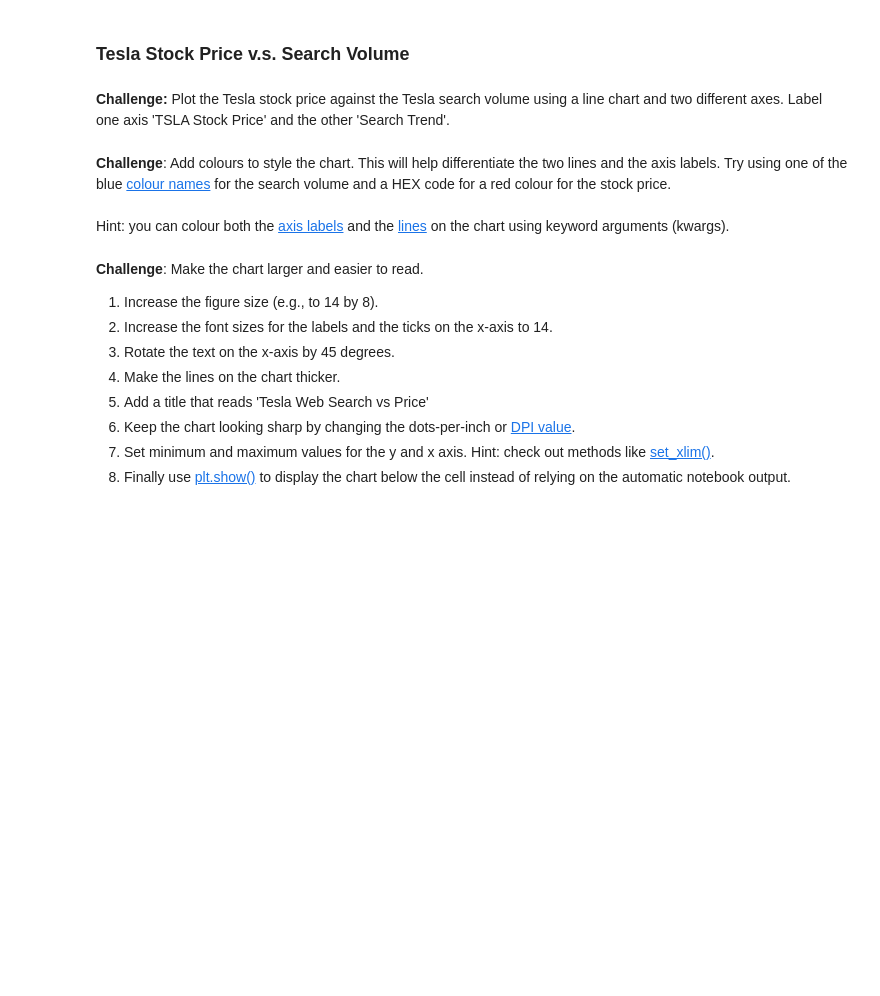
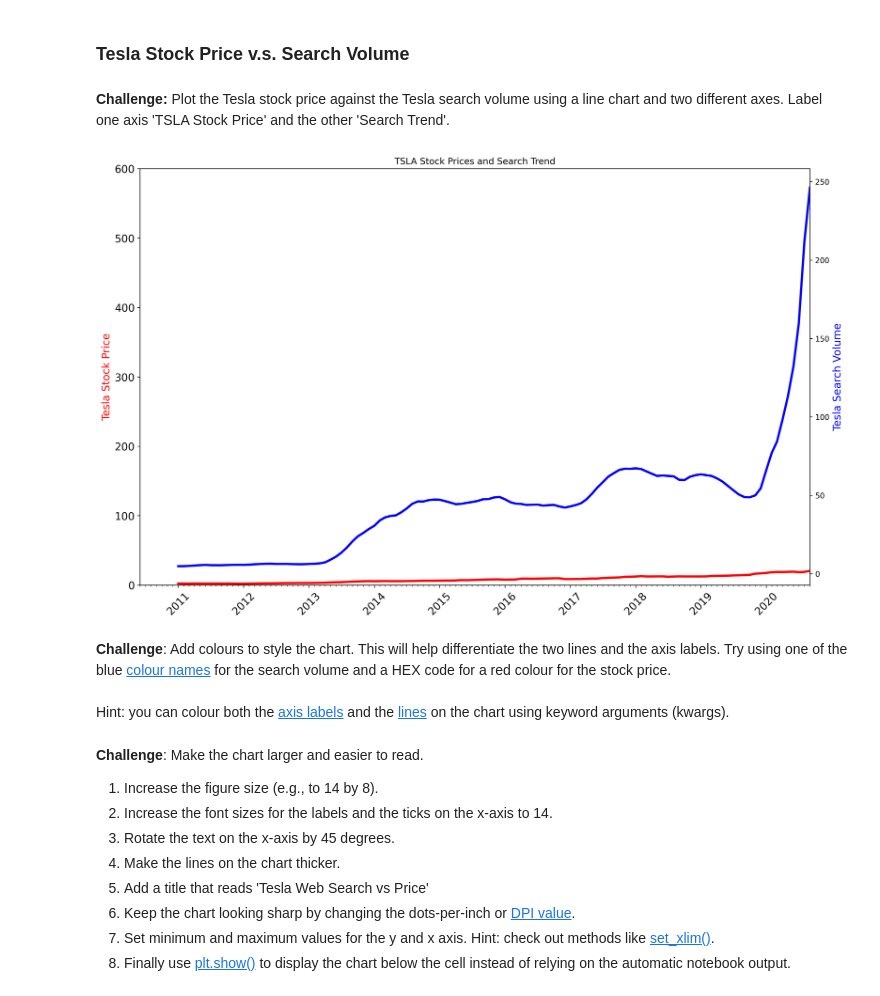
Before and after one commit to Golden-Leaves/100daysofpython, a Jupyter notebook: data_science/google_trends_data/Google Trends and Data Visualisation (start).ipynb, the cells around one changed output. Saved outputs shown, nothing was run; the diff lists cells and outputs as text; code cells hidden in the pictures; blank space fills up the shorter version.

```diff
--- a/data_science/google_trends_data/Google Trends and Data Visualisation (start).ipynb
+++ b/data_science/google_trends_data/Google Trends and Data Visualisation (start).ipynb
@@ -182,6 +198,31 @@ df_btc_monthly
 ### Tesla Stock Price v.s. Search Volume
 # %% [markdown]
 **Challenge:** Plot the Tesla stock price against the Tesla search volume using a line chart and two different axes. Label one axis 'TSLA Stock Price' and the other 'Search Trend'.
+# %%
+roll_df_tesla_search = df_tesla["TSLA_WEB_SEARCH"].rolling(window=8).mean() # Rolling for search volume not for the entire df
+roll_df_tesla_stock = df_tesla["TSLA_USD_CLOSE"].rolling(window=8).mean()
+plt.figure(figsize=(16,10))
+plt.xticks(fontsize=14,rotation = 45)
+plt.yticks(fontsize=14)
+plt.title("TSLA Stock Prices and Search Trend")
+plt.rcParams["figure.dpi"] = 300
+tsla_stock_price = plt.gca()
+tsla_search_trend = tsla_stock_price.twinx()
+tsla_stock_price.plot(df_tesla["MONTH"],roll_df_tesla_search,color="#FF0000",linewidth=3)
+tsla_search_trend.plot(df_tesla["MONTH"],roll_df_tesla_stock,color="blue",linewidth=3)
+tsla_stock_price.set_ylim([0,600])
+tsla_stock_price.set_xlim(df_tesla["MONTH"].min(),df_tesla["MONTH"].max())
+tsla_stock_price.set_ylabel("Tesla Stock Price",color="#FF0000",fontsize=14)
+tsla_search_trend.set_ylabel("Tesla Search Volume",color="blue",fontsize=14)
+years = mdates.YearLocator()
+months = mdates.MonthLocator()
+years_fmt = mdates.DateFormatter("%Y")
+tsla_stock_price.xaxis.set_major_locator(years)
+tsla_stock_price.xaxis.set_major_formatter(years_fmt)
+tsla_stock_price.xaxis.set_minor_locator(months)
+plt.show()
+# %% [output]
+[figure, added]
 # %% [markdown]
 **Challenge**: Add colours to style the chart. This will help differentiate the two lines and the axis labels. Try using one of the blue [colour names](https://matplotlib.org/3.1.1/gallery/color/named_colors.html) for the search volume and a HEX code for a red colour for the stock price.
 <br>
```
Also changed, not shown: parts of 10 cells of this notebook.
